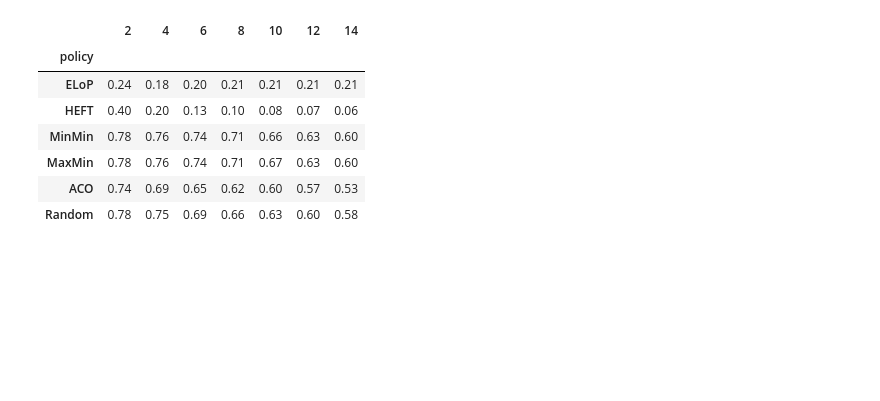
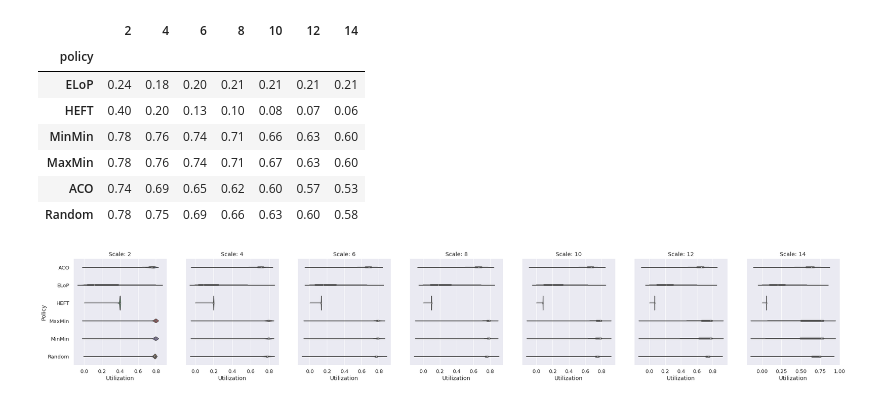
Before and after one commit to CloudScheduling/plotter_4_cloud, a Jupyter notebook: Notebooks/Experiment1_Scale.ipynb, the cells around one changed output. Drawn from its saved outputs; the diff is of its cells as text; code cells hidden in the pictures; blank space fills up the shorter version.

Commit message:
Add violine plot for exp 1

```diff
--- a/Notebooks/Experiment1_Scale.ipynb
+++ b/Notebooks/Experiment1_Scale.ipynb
@@ -59,3 +59,8 @@ utilization_data
 | MaxMin | 0.78 | 0.76 | 0.74 | 0.71 | 0.67 | 0.63 | 0.60 |
 | ACO | 0.74 | 0.69 | 0.65 | 0.62 | 0.60 | 0.57 | 0.53 |
 | Random | 0.78 | 0.75 | 0.69 | 0.66 | 0.63 | 0.60 | 0.58 |
+# %%
+utilization_data_violin, utilization_meta_violin = transformer.to_utilization_violin_scale("askalon-ee2-parquet", "homogeneous", export_base_path + "exp_scale_utilization_violin.png")
+plotters.create_utilization_violin_scale(utilization_data_violin, utilization_meta_violin)
+# %% [output]
+[figure, added]
```
Also changed, not shown: 2 other files.
